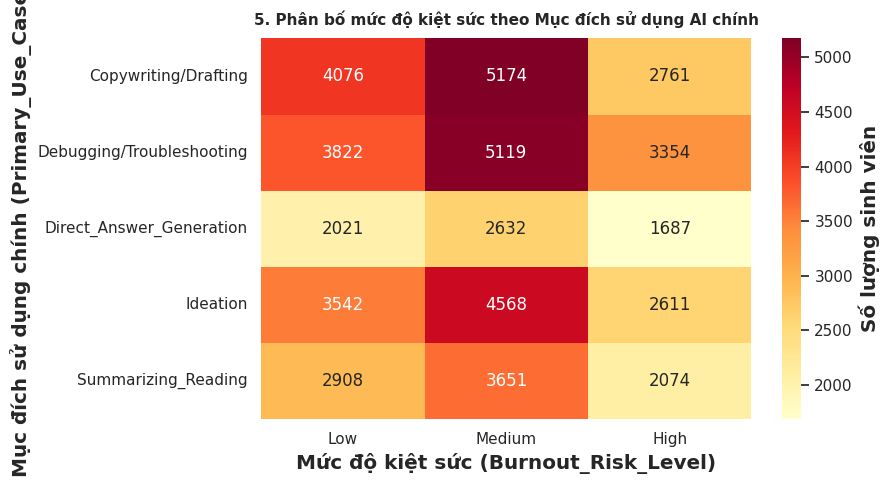
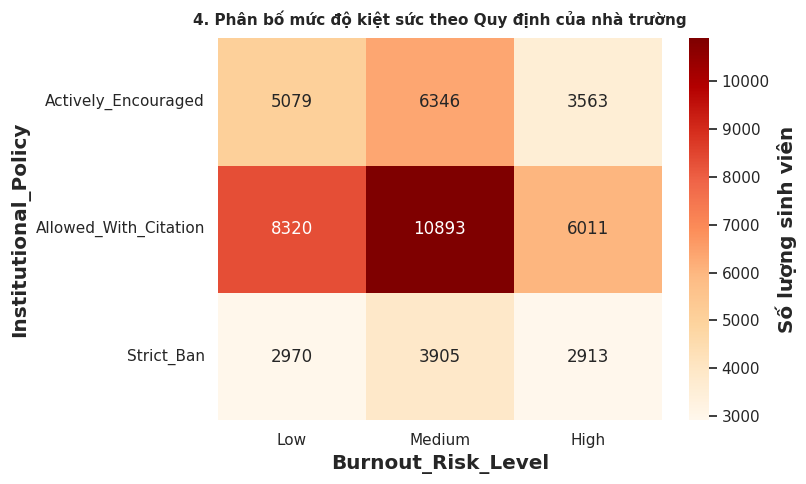
The notebook cell's code change between the first figure and the second:
--- before
+++ after
@@ -1,19 +1,20 @@
-print("============ CROSSTAB 5: MỤC ĐÍCH SỬ DỤNG AI & MỨC ĐỘ KIỆT SỨC ============")
-count_usecase_by_burnout = pd.crosstab(
-    index=df['Primary_Use_Case'],
+print("============ CROSSTAB 4: QUY ĐỊNH TRƯỜNG & MỨC ĐỘ KIỆT SỨC ============")
+count_policy_by_burnout = pd.crosstab(
+    index=df['Institutional_Policy'],
     columns=df['Burnout_Risk_Level']
 )[['Low', 'Medium', 'High']]
 
-print("\n📊 Bảng tần suất số lượng sinh viên:")
-print(count_usecase_by_burnout)
+print("\n Bảng tần suất số lượng sinh viên:")
+print(count_policy_by_burnout)
 
-plt.figure(figsize=(9, 5))
-sns.heatmap(count_usecase_by_burnout, annot=True, fmt='d', cmap='YlOrRd', cbar_kws={'label': 'Số lượng sinh viên'})
+plt.figure(figsize=(8, 5))
+sns.heatmap(count_policy_by_burnout, annot=True, fmt='d', cmap='OrRd', cbar_kws={'label': 'Số lượng sinh viên'})
+
 plt.yticks(rotation=0)
 plt.xticks(rotation=0)
 
-plt.title('5. Phân bố mức độ kiệt sức theo Mục đích sử dụng AI chính', fontsize=11, fontweight='bold')
-plt.ylabel('Mục đích sử dụng chính (Primary_Use_Case)')
-plt.xlabel('Mức độ kiệt sức (Burnout_Risk_Level)')
+plt.title('4. Phân bố mức độ kiệt sức theo Quy định của nhà trường', fontsize=11, fontweight='bold')
+plt.ylabel('Institutional_Policy')
+plt.xlabel('Burnout_Risk_Level')
 plt.tight_layout()
 plt.show()

Commit: Created using Colab